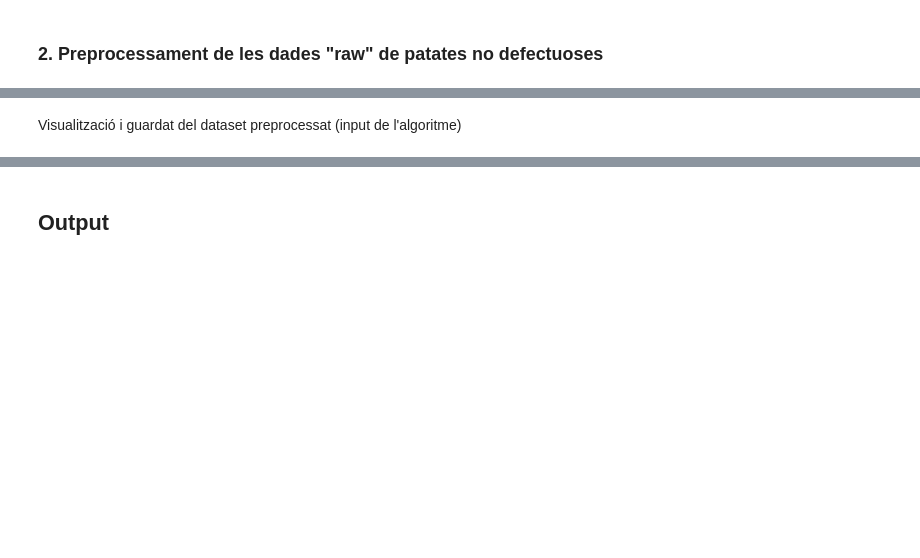
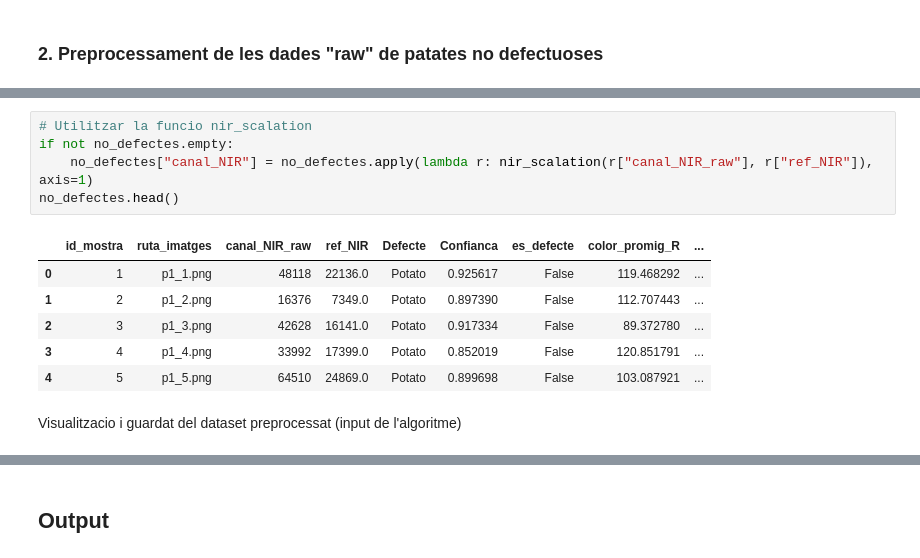
Before and after one commit to DavidDiestreR/potato-dry-matter-optics-ml, a Jupyter notebook: notebooks/product/potato_quality_pipeline.ipynb, the cells around one changed output, grey strips where cells are left out. Cells and saved outputs as stored; diff of their text form; blank space fills up the shorter version.

```diff
--- a/notebooks/product/potato_quality_pipeline.ipynb
+++ b/notebooks/product/potato_quality_pipeline.ipynb
@@ -39,2 +168,14 @@ Escalat del valor NIR fent servir el valor de referència
+# %%
+# Utilitzar la funcio nir_scalation
+if not no_defectes.empty:
+    no_defectes["canal_NIR"] = no_defectes.apply(lambda r: nir_scalation(r["canal_NIR_raw"], r["ref_NIR"]), axis=1)
+no_defectes.head()
+# %% [output]
+|  | id_mostra | ruta_imatges | canal_NIR_raw | ref_NIR | Defecte | Confianca | es_defecte | color_promig_R | ... |
+| 0 | 1 | p1_1.png | 48118 | 22136.0 | Potato | 0.925617 | False | 119.468292 | ... |
+| 1 | 2 | p1_2.png | 16376 | 7349.0 | Potato | 0.897390 | False | 112.707443 | ... |
+| 2 | 3 | p1_3.png | 42628 | 16141.0 | Potato | 0.917334 | False | 89.372780 | ... |
+| 3 | 4 | p1_4.png | 33992 | 17399.0 | Potato | 0.852019 | False | 120.851791 | ... |
+| 4 | 5 | p1_5.png | 64510 | 24869.0 | Potato | 0.899698 | False | 103.087921 | ... |
 # %% [markdown]
-Visualització i guardat del dataset preprocessat (input de l'algoritme)
+Visualitzacio i guardat del dataset preprocessat (input de l'algoritme)
```
Also changed, not shown: parts of 17 cells of this notebook, 3 other files.
